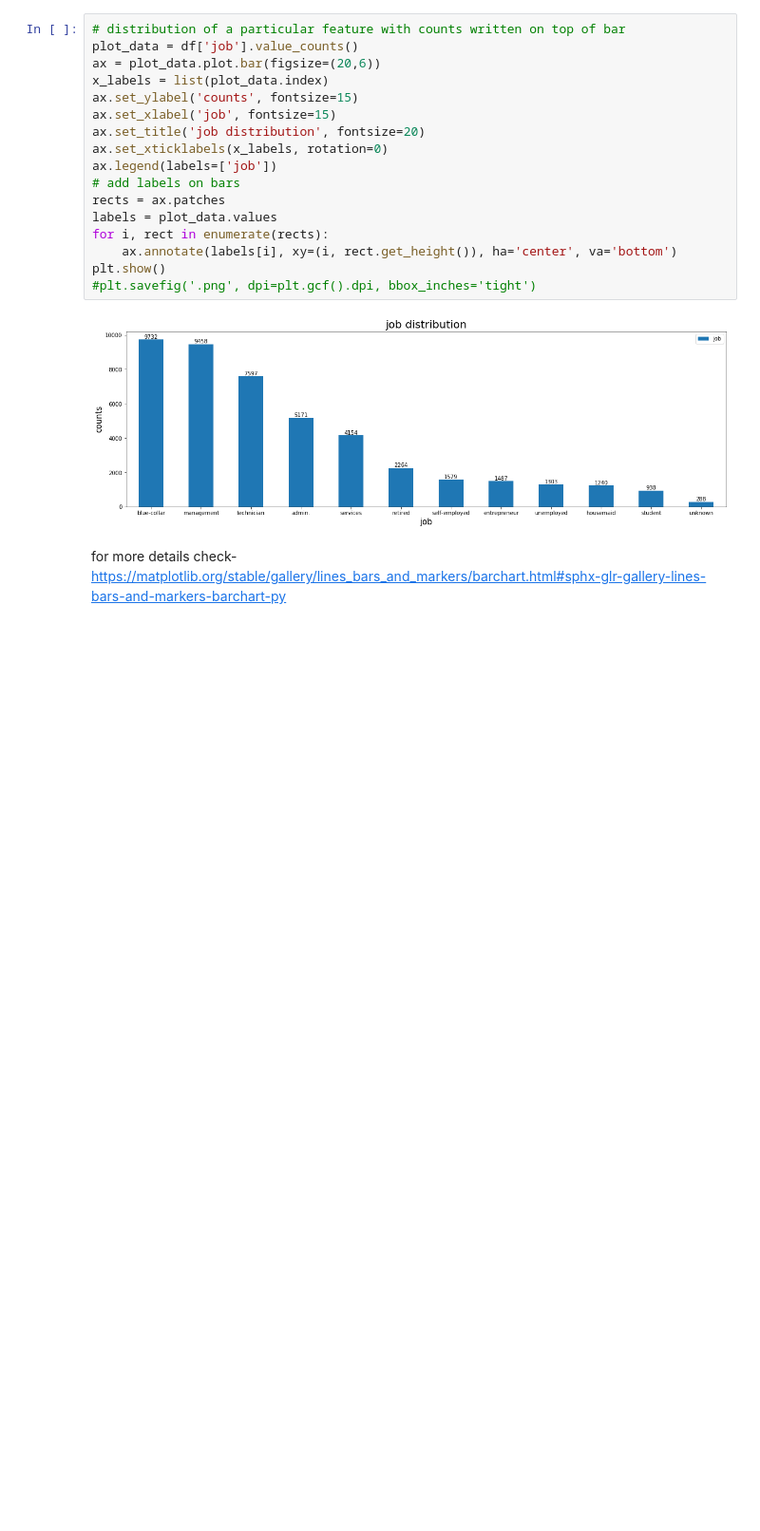
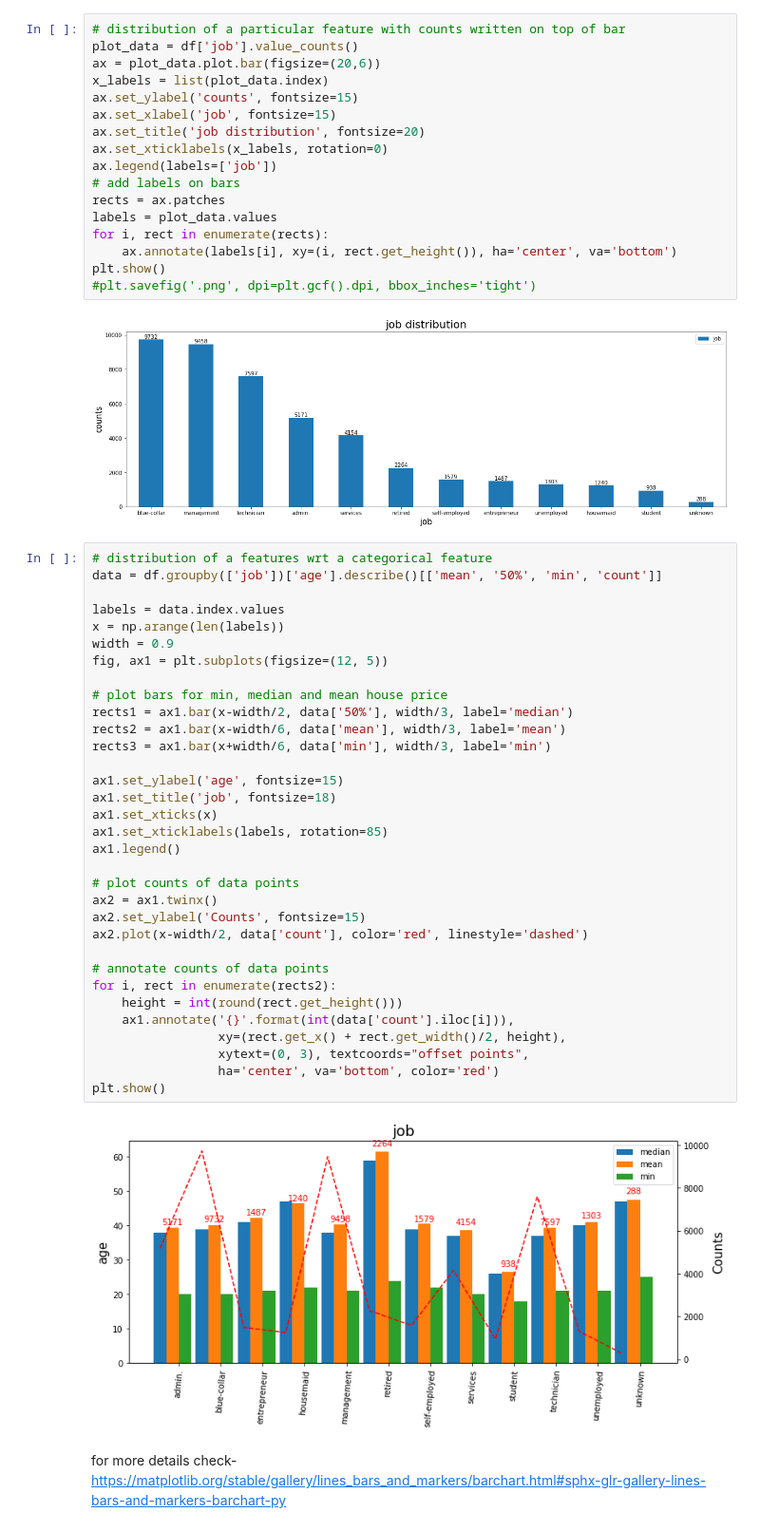
Before and after one commit to AbhinavJhanwar/Plots, a Jupyter notebook: eda-plots.ipynb, the cells around one changed output. Shown at 95% size. Saved outputs shown, nothing was run; the diff lists cells and outputs as text; blank space fills up the shorter version.

```diff
--- a/eda-plots.ipynb
+++ b/eda-plots.ipynb
@@ -142,5 +147,40 @@ plt.show()
 #plt.savefig('.png', dpi=plt.gcf().dpi, bbox_inches='tight')
 # %% [output]
 [figure]
+# %%
+# distribution of a features wrt a categorical feature
+data = df.groupby(['job'])['age'].describe()[['mean', '50%', 'min', 'count']]
+
+labels = data.index.values
+x = np.arange(len(labels))
+width = 0.9
+fig, ax1 = plt.subplots(figsize=(12, 5))
+
+# plot bars for min, median and mean house price
+rects1 = ax1.bar(x-width/2, data['50%'], width/3, label='median')
+rects2 = ax1.bar(x-width/6, data['mean'], width/3, label='mean')
+rects3 = ax1.bar(x+width/6, data['min'], width/3, label='min')
+
+ax1.set_ylabel('age', fontsize=15)
+ax1.set_title('job', fontsize=18)
+ax1.set_xticks(x)
+ax1.set_xticklabels(labels, rotation=85)
+ax1.legend()
+
+# plot counts of data points
+ax2 = ax1.twinx()
+ax2.set_ylabel('Counts', fontsize=15)
+ax2.plot(x-width/2, data['count'], color='red', linestyle='dashed')
+
+# annotate counts of data points
+for i, rect in enumerate(rects2):
+    height = int(round(rect.get_height()))
+    ax1.annotate('{}'.format(int(data['count'].iloc[i])),
+                 xy=(rect.get_x() + rect.get_width()/2, height),
+                 xytext=(0, 3), textcoords="offset points",
+                 ha='center', va='bottom', color='red')
+plt.show()
+# %% [output]
+[figure, added]
 # %% [markdown]
 for more details check- https://matplotlib.org/stable/gallery/lines_bars_and_markers/barchart.html#sphx-glr-gallery-lines-bars-and-markers-barchart-py
```
Also changed, not shown: parts of 12 cells of this notebook, 1 other file.
